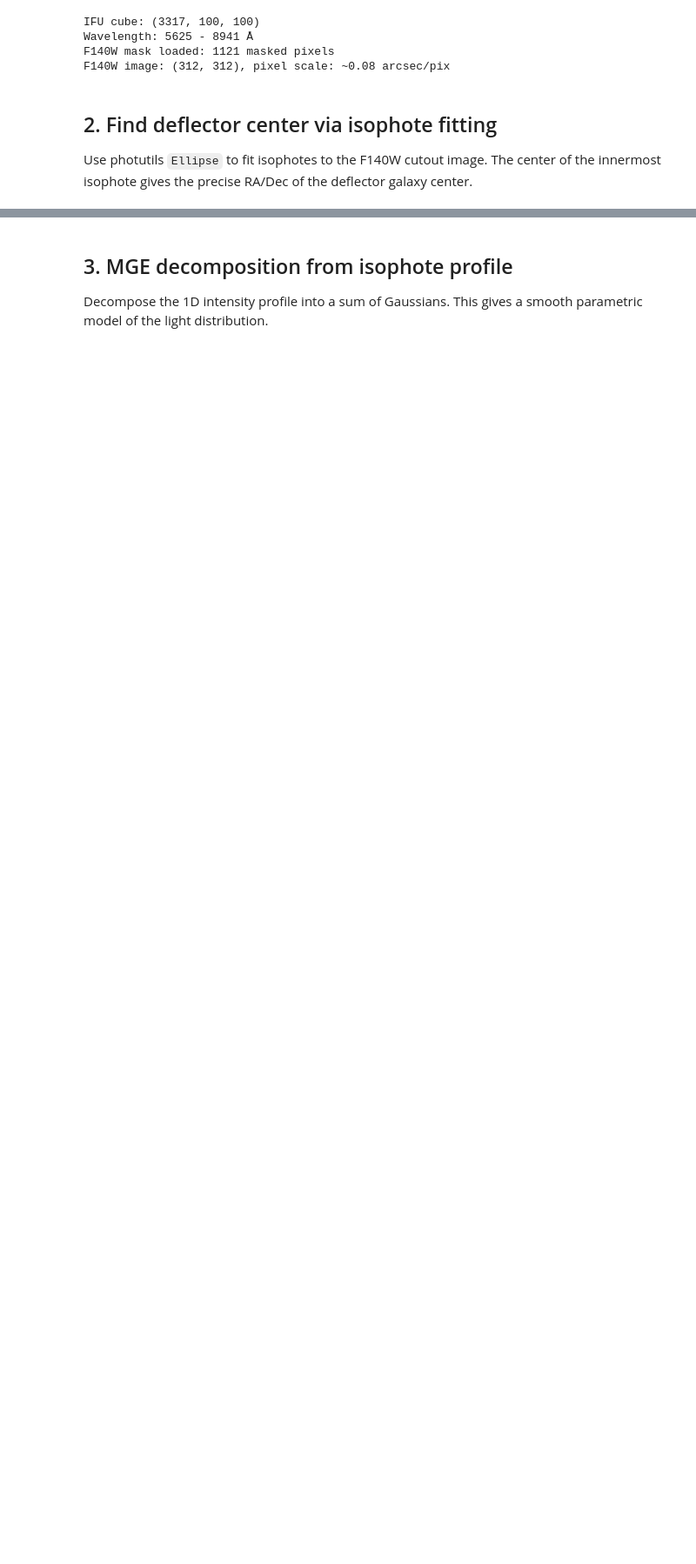
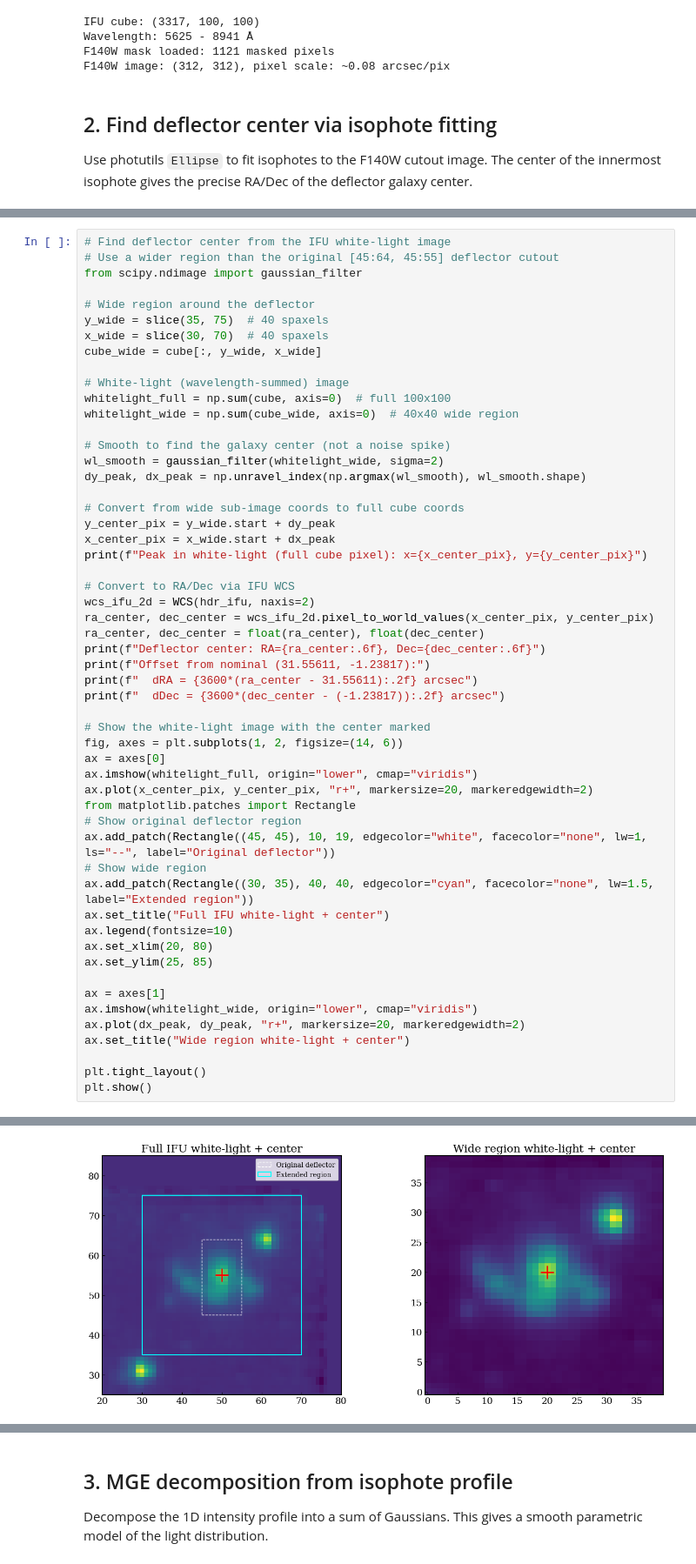
Before and after one commit to rodelcr/AGEL0206_kinematics_and_photometry, a Jupyter notebook: notebooks/05_radial_sigma_profile.ipynb, the cells around one changed output, grey strips where cells are left out. Shown at 87% size. Cells and saved outputs as stored; diff of their text form; blank space fills up the shorter version.

```diff
--- a/notebooks/05_radial_sigma_profile.ipynb
+++ b/notebooks/05_radial_sigma_profile.ipynb
@@ -232,0 +86,55 @@ Offset from nominal: dRA=-0.10 arcsec, dDec=-0.07 arcsec
+# %%
+# Find deflector center from the IFU white-light image
+# Use a wider region than the original [45:64, 45:55] deflector cutout
+from scipy.ndimage import gaussian_filter
+
+# Wide region around the deflector
+y_wide = slice(35, 75)  # 40 spaxels
+x_wide = slice(30, 70)  # 40 spaxels
+cube_wide = cube[:, y_wide, x_wide]
+
+# White-light (wavelength-summed) image
+whitelight_full = np.sum(cube, axis=0)  # full 100x100
+whitelight_wide = np.sum(cube_wide, axis=0)  # 40x40 wide region
+
+# Smooth to find the galaxy center (not a noise spike)
+wl_smooth = gaussian_filter(whitelight_wide, sigma=2)
+dy_peak, dx_peak = np.unravel_index(np.argmax(wl_smooth), wl_smooth.shape)
+
+# Convert from wide sub-image coords to full cube coords
+y_center_pix = y_wide.start + dy_peak
+x_center_pix = x_wide.start + dx_peak
+print(f"Peak in white-light (full cube pixel): x={x_center_pix}, y={y_center_pix}")
+
+# Convert to RA/Dec via IFU WCS
+wcs_ifu_2d = WCS(hdr_ifu, naxis=2)
+ra_center, dec_center = wcs_ifu_2d.pixel_to_world_values(x_center_pix, y_center_pix)
+ra_center, dec_center = float(ra_center), float(dec_center)
+print(f"Deflector center: RA={ra_center:.6f}, Dec={dec_center:.6f}")
+print(f"Offset from nominal (31.55611, -1.23817):")
+print(f"  dRA = {3600*(ra_center - 31.55611):.2f} arcsec")
+print(f"  dDec = {3600*(dec_center - (-1.23817)):.2f} arcsec")
+
+# Show the white-light image with the center marked
+fig, axes = plt.subplots(1, 2, figsize=(14, 6))
+ax = axes[0]
+ax.imshow(whitelight_full, origin="lower", cmap="viridis")
+ax.plot(x_center_pix, y_center_pix, "r+", markersize=20, markeredgewidth=2)
+from matplotlib.patches import Rectangle
+# Show original deflector region
+ax.add_patch(Rectangle((45, 45), 10, 19, edgecolor="white", facecolor="none", lw=1, ls="--", label="Original deflector"))
+# Show wide region
+ax.add_patch(Rectangle((30, 35), 40, 40, edgecolor="cyan", facecolor="none", lw=1.5, label="Extended region"))
+ax.set_title("Full IFU white-light + center")
+ax.legend(fontsize=10)
+ax.set_xlim(20, 80)
+ax.set_ylim(25, 85)
+
+ax = axes[1]
+ax.imshow(whitelight_wide, origin="lower", cmap="viridis")
+ax.plot(dx_peak, dy_peak, "r+", markersize=20, markeredgewidth=2)
+ax.set_title("Wide region white-light + center")
+
+plt.tight_layout()
+plt.show()
+# %% [output]
@@ -232,0 +146 @@ Offset from nominal: dRA=-0.10 arcsec, dDec=-0.07 arcsec
+[figure, added]
```
Also changed, not shown: parts of 16 cells of this notebook.
